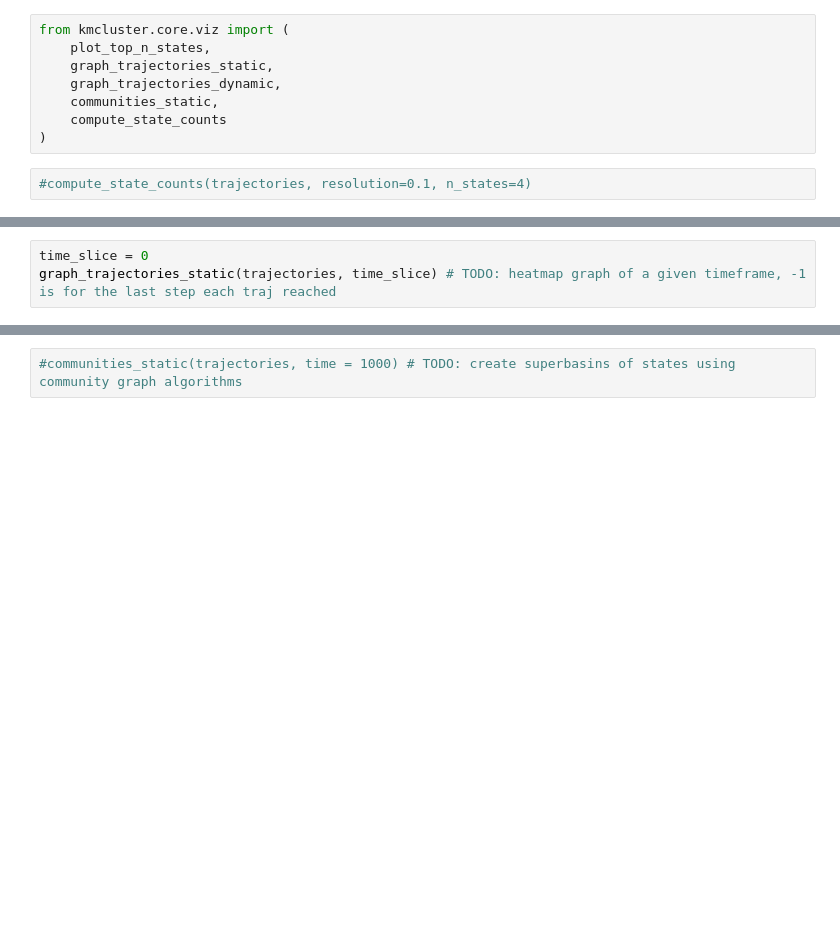
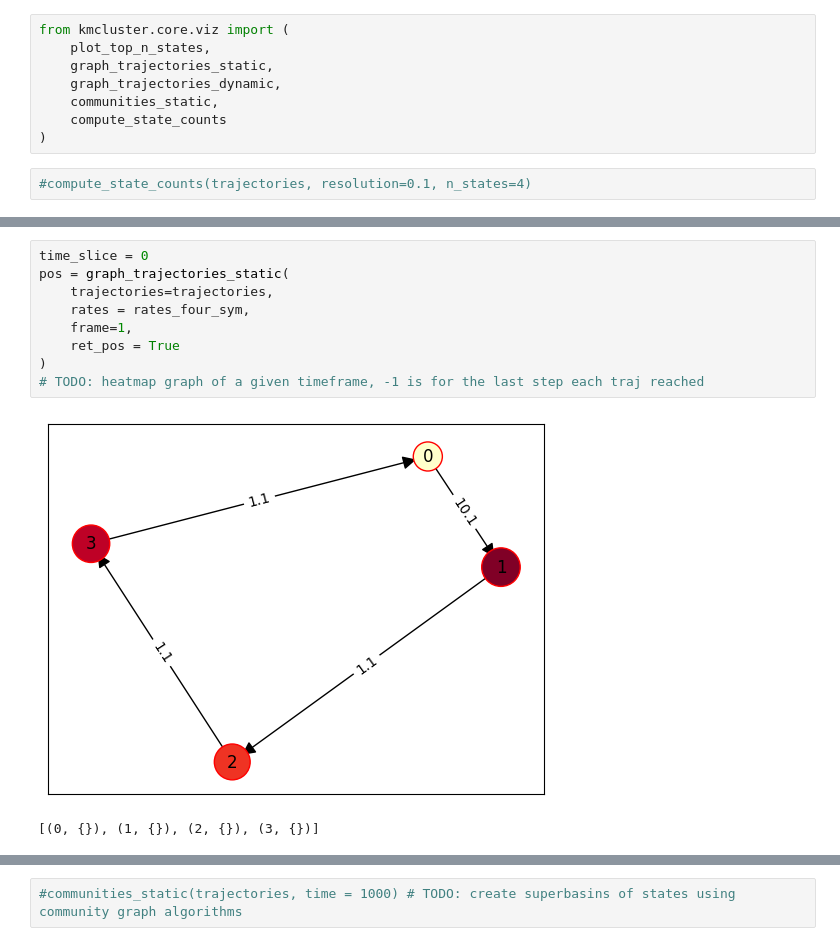
Before and after one commit to santi921/kmcluster, a Jupyter notebook: kmcluster/scripts/run.ipynb, the cells around one changed output, grey strips where cells are left out. Drawn from its saved outputs; the diff is of its cells as text; blank space fills up the shorter version.

```diff
--- a/kmcluster/scripts/run.ipynb
+++ b/kmcluster/scripts/run.ipynb
@@ -130,3 +128,12 @@ plot_top_n_states(
 # %%
 time_slice = 0
-graph_trajectories_static(trajectories, time_slice) # TODO: heatmap graph of a given timeframe, -1 is for the last step each traj reached
+pos = graph_trajectories_static(
+    trajectories=trajectories,
+    rates = rates_four_sym,
+    frame=1,
+    ret_pos = True
+)
+# TODO: heatmap graph of a given timeframe, -1 is for the last step each traj reached
+# %% [output]
+[figure, added]
+[(0, {}), (1, {}), (2, {}), (3, {})]
```
Also changed, not shown: parts of 13 cells of this notebook, 5 other files.
